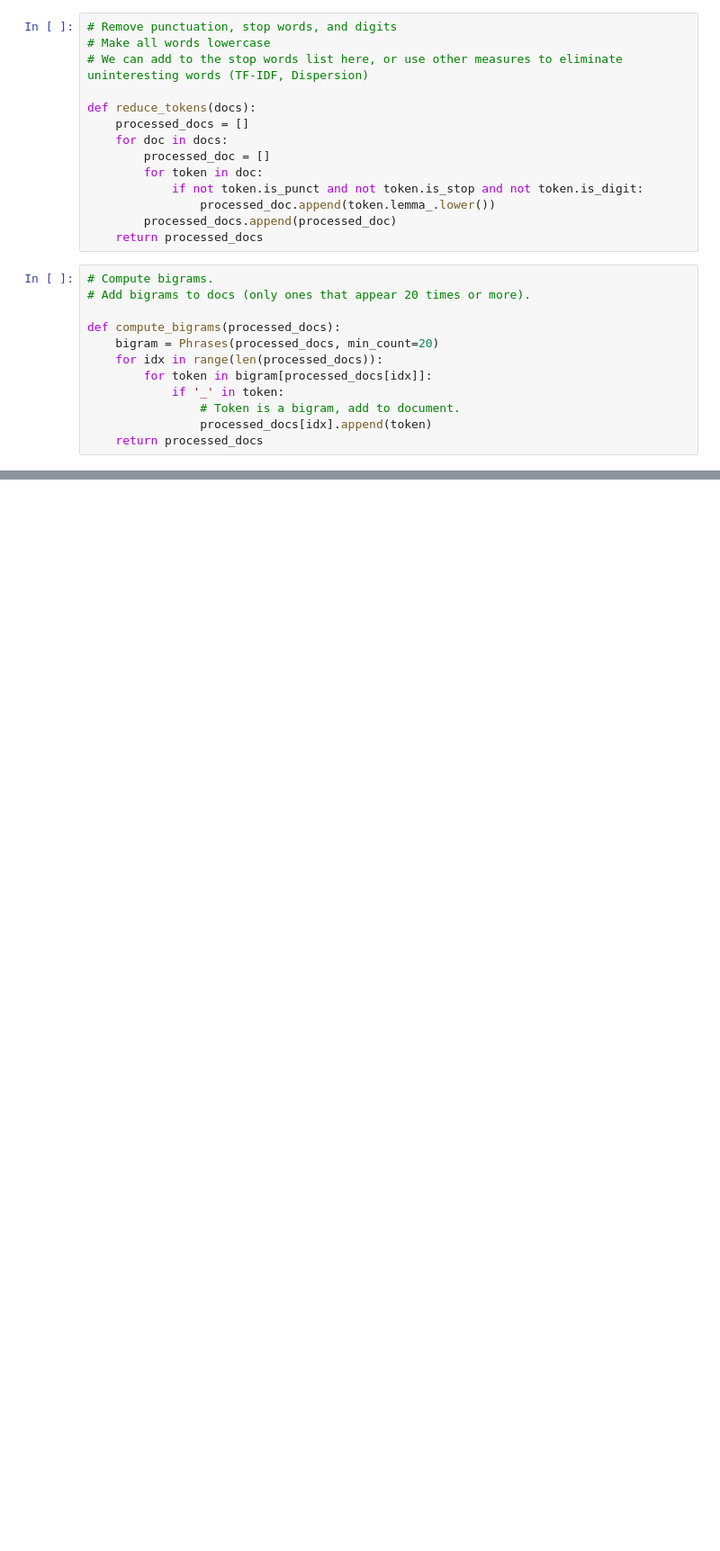
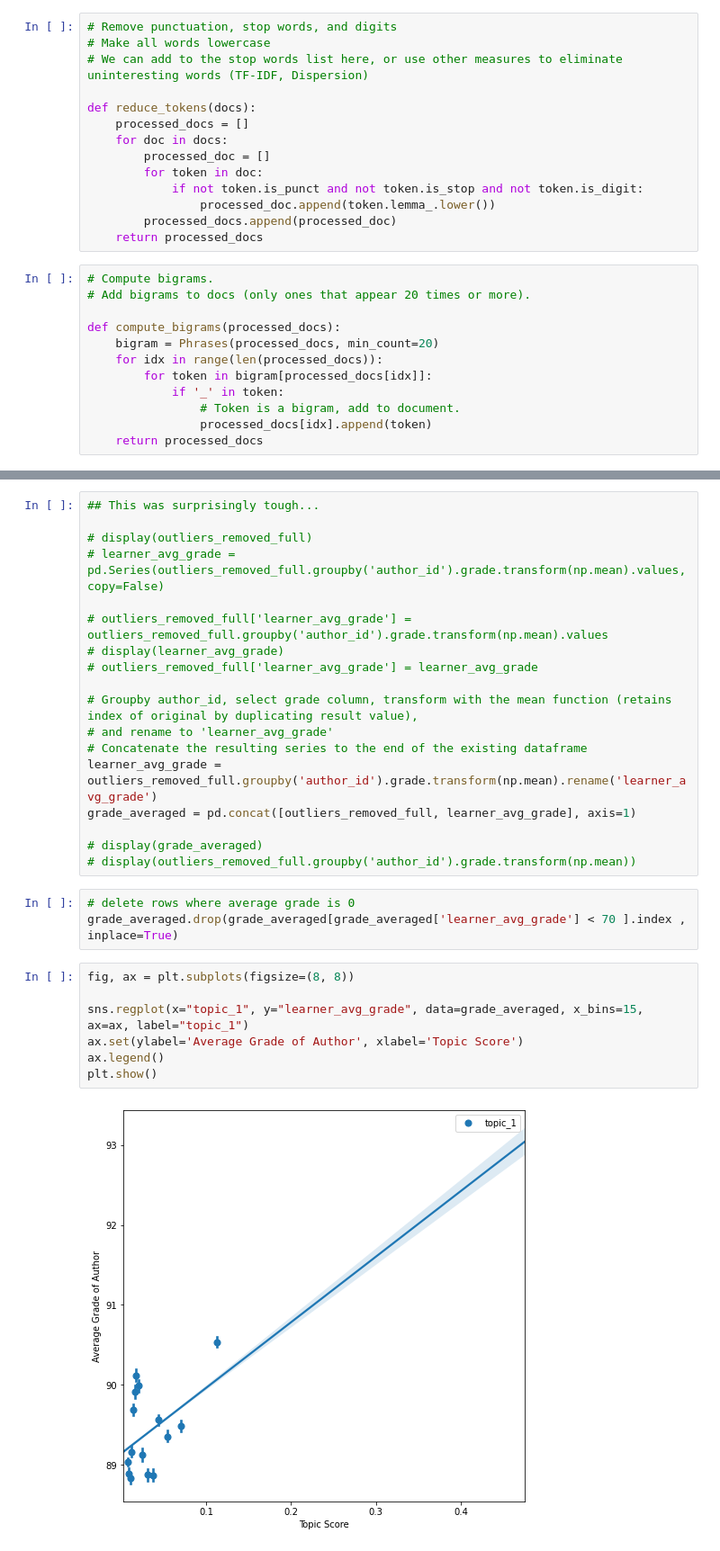
Before and after one commit to langdonholmes/efcamdat-data-cleaning, a Jupyter notebook: TopicModellingPrep.ipynb, the cells around one changed output, grey strips where cells are left out. Shown at 90% size. Cells and saved outputs as stored; diff of their text form; blank space fills up the shorter version.

```diff
--- a/TopicModellingPrep.ipynb
+++ b/TopicModellingPrep.ipynb
@@ -165,0 +511,30 @@ topic
+# %%
+## This was surprisingly tough...
+
+# display(outliers_removed_full)
+# learner_avg_grade = pd.Series(outliers_removed_full.groupby('author_id').grade.transform(np.mean).values, copy=False)
+
+# outliers_removed_full['learner_avg_grade'] = outliers_removed_full.groupby('author_id').grade.transform(np.mean).values
+# display(learner_avg_grade)
+# outliers_removed_full['learner_avg_grade'] = learner_avg_grade
+
+# Groupby author_id, select grade column, transform with the mean function (retains index of original by duplicating result value),
+# and rename to 'learner_avg_grade'
+# Concatenate the resulting series to the end of the existing dataframe
+learner_avg_grade = outliers_removed_full.groupby('author_id').grade.transform(np.mean).rename('learner_avg_grade')
+grade_averaged = pd.concat([outliers_removed_full, learner_avg_grade], axis=1)
+
+# display(grade_averaged)
+# display(outliers_removed_full.groupby('author_id').grade.transform(np.mean))
+# %%
+# delete rows where average grade is 0
+grade_averaged.drop(grade_averaged[grade_averaged['learner_avg_grade'] < 70 ].index , inplace=True)
+# %%
+fig, ax = plt.subplots(figsize=(8, 8))
+
+sns.regplot(x="topic_1", y="learner_avg_grade", data=grade_averaged, x_bins=15, ax=ax, label="topic_1")
+ax.set(ylabel='Average Grade of Author', xlabel='Topic Score')
+ax.legend()
+plt.show()
+# %% [output]
+[figure, added]
```
Also changed, not shown: parts of 27 cells of this notebook, 3 other files.
